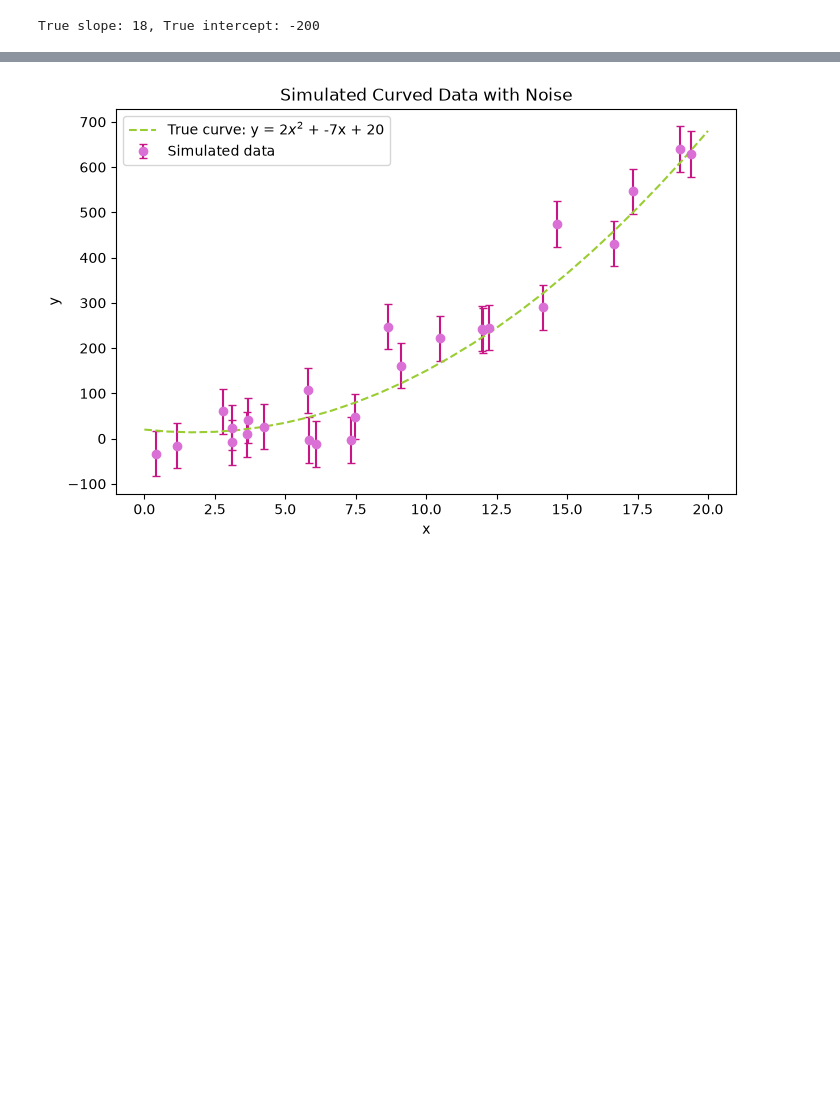
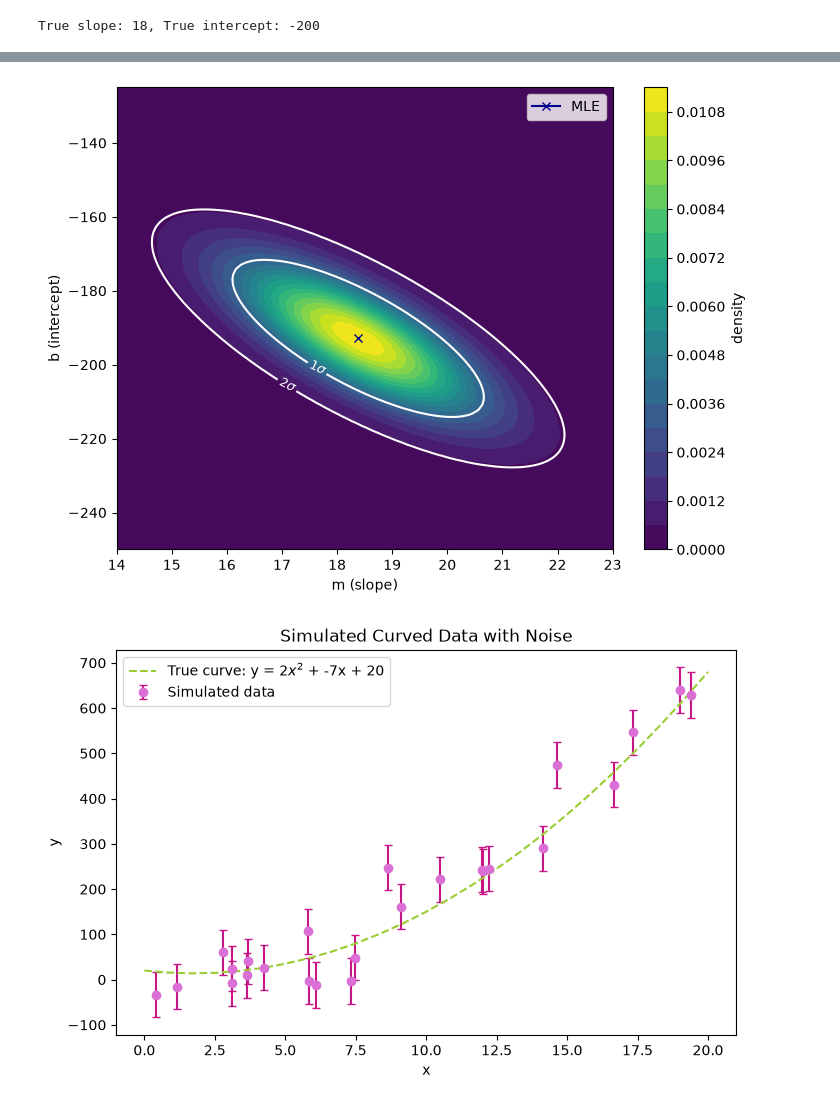
Before and after one commit to jarachisholm/SBI_clustering, a Jupyter notebook: Step_1_SBI.ipynb, the cells around one changed output, grey strips where cells are left out. Cells and saved outputs as stored; diff of their text form; code cells hidden in the pictures; blank space fills up the shorter version.

Commit message:
working with line data

```diff
--- a/Step_1_SBI.ipynb
+++ b/Step_1_SBI.ipynb
@@ -114,3 +119,41 @@ Posterior mean coefficients: m=17.961, b=-186.655
+# %%
+#Plot contour grid for the above data
+m_grid = np.linspace(14, 23, 100)
+b_grid = np.linspace(-250, -125, 100)
+M, B = np.meshgrid(m_grid, b_grid)
+
+popt = posterior_samples.mean(dim=0).numpy()
+pcov = np.cov(posterior_samples.numpy().T)
+
+rv = sp.stats.multivariate_normal(mean=popt, cov=pcov)
+sigma_levels = [1, 2]
+sigma_values = [0.6827, 0.9545]
+peak_density = rv.pdf(popt)
+
+from scipy.stats import chi2
+chi2_vals = chi2.ppf(sigma_values, df=2)
+density_levels = sorted(peak_density * np.exp(-0.5 * chi2_vals))
+
+pos = np.dstack((M, B))
+Z = rv.pdf(pos)
+
+plt.figure(figsize=(8, 6))
+plt.contourf(M, B, Z, levels=30)  # your filled background, unchanged
+contour_lines = plt.contour(M, B, Z, levels=density_levels, colors='white', linewidths=1.5)
+
+# Label each ring manually with its sigma level
+fmt = {density_levels[i]: f'{sigma_levels[::-1][i]}$\\sigma$' for i in range(2)}
+plt.clabel(contour_lines, inline=True, fmt=fmt, fontsize=9)
+
+plt.contourf(M, B, Z, levels=20)
+plt.plot(popt[0], popt[1], color='darkblue', marker='x', label='MLE')
+plt.xlabel('m (slope)')
+plt.ylabel('b (intercept)')
+plt.legend()
+plt.colorbar(label='density')
+plt.show()
+# %% [output]
+[figure, added]
 # %%
 #making curved data
 
```
Also changed, not shown: parts of 7 cells of this notebook, 6 other files.
